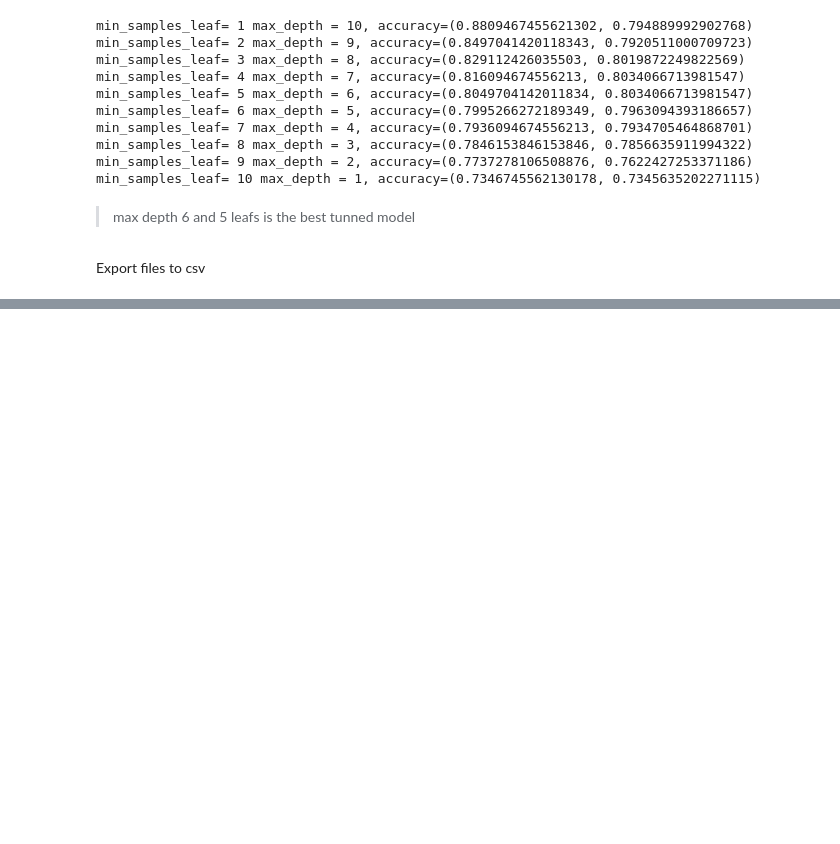
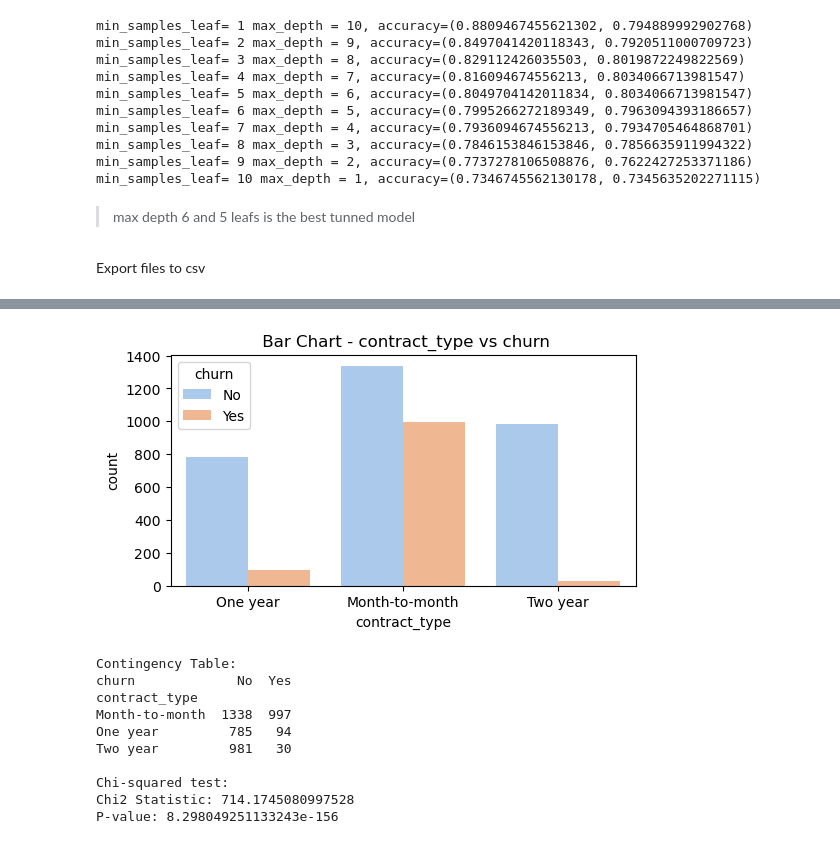
Before and after one commit to Luis-Martinez1/Classification_Project, a Jupyter notebook: non_final_notebook.ipynb, the cells around one changed output, grey strips where cells are left out. Drawn from its saved outputs; the diff is of its cells as text; code cells hidden in the pictures; blank space fills up the shorter version.

```diff
--- a/non_final_notebook.ipynb
+++ b/non_final_notebook.ipynb
@@ -874,3 +919,17 @@ explore.analyze_contract_type(train, 'contract_type', 'churn')
+# %%
+analyze_contract_type(train, 'contract_type', 'churn')
+# %% [output]
+[figure, added]
+Contingency Table:
+churn             No  Yes
+contract_type
+Month-to-month  1338  997
+One year         785   94
+Two year         981   30
+
+Chi-squared test:
+Chi2 Statistic: 714.1745080997528
+P-value: 8.298049251133243e-156
 # %%
 > There is a relationship between contract type and whether or not someone churned
 - Customers with longer contracts are loyal.
```
Also changed, not shown: parts of 6 cells of this notebook.
